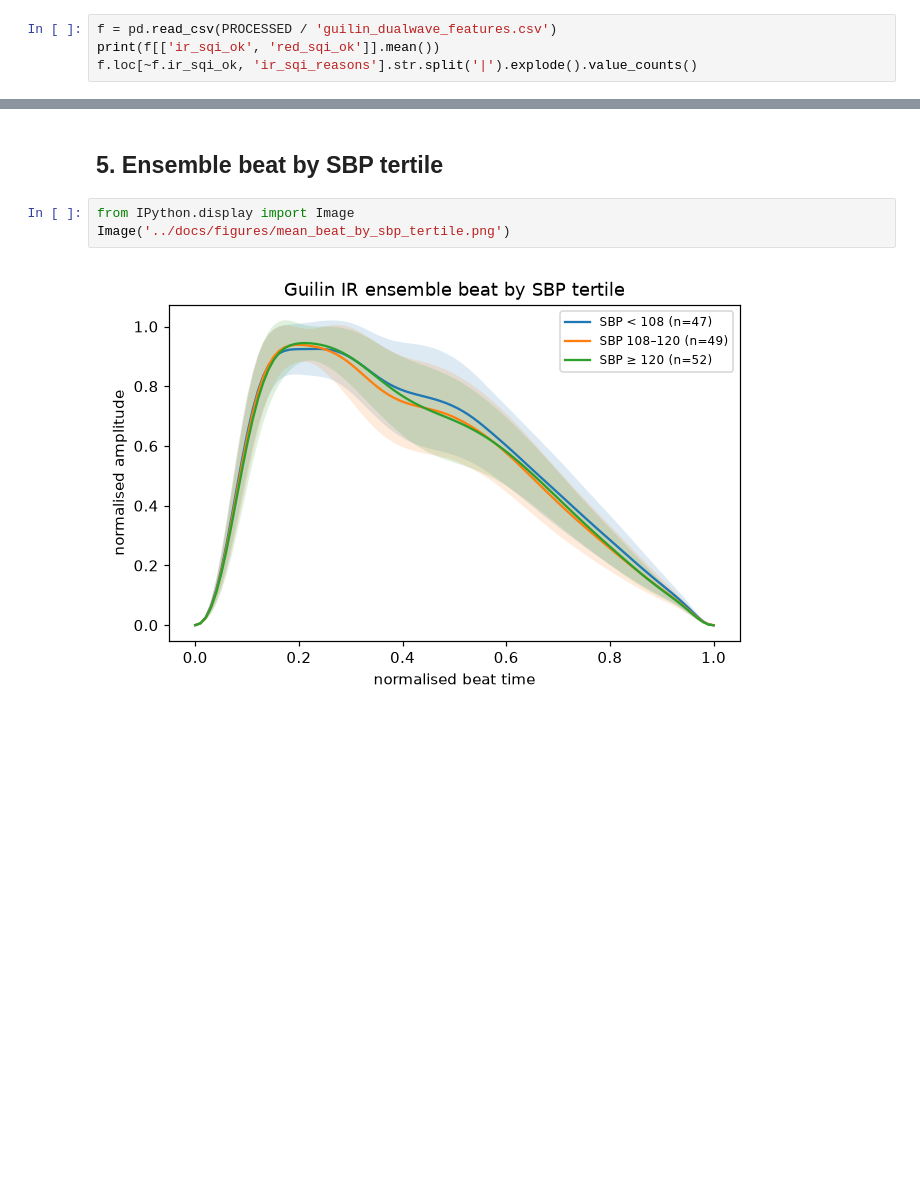
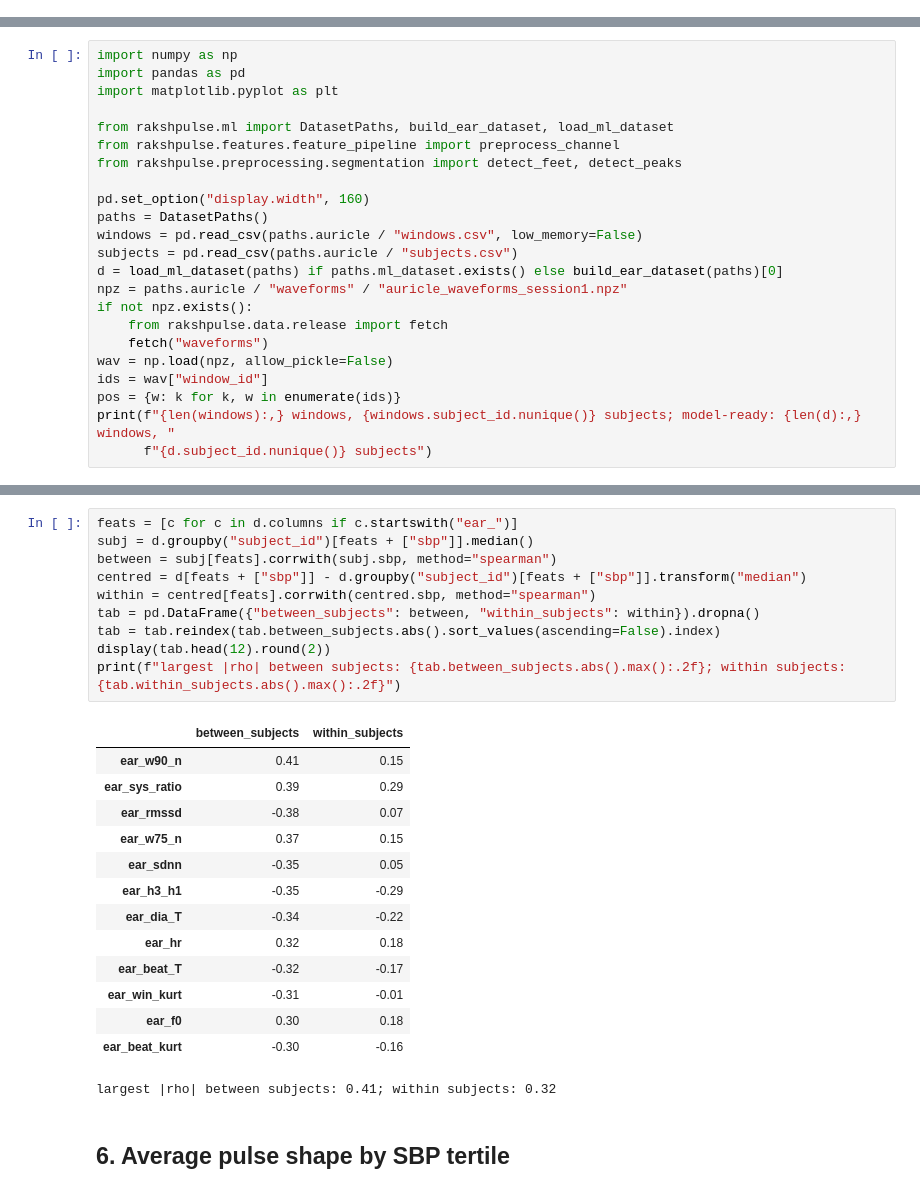
Before and after one commit to obstinix/RakshPulse, a Jupyter notebook: notebooks/01_ppg_exploration.ipynb, the cells around one changed output, grey strips where cells are left out. Saved outputs shown, nothing was run; the diff lists cells and outputs as text; blank space fills up the shorter version.

```diff
--- a/notebooks/01_ppg_exploration.ipynb
+++ b/notebooks/01_ppg_exploration.ipynb
@@ -45,4 +0,0 @@ ax.legend();
-# %%
-f = pd.read_csv(PROCESSED / 'guilin_dualwave_features.csv')
-print(f[['ir_sqi_ok', 'red_sqi_ok']].mean())
-f.loc[~f.ir_sqi_ok, 'ir_sqi_reasons'].str.split('|').explode().value_counts()
@@ -84,0 +14,23 @@ corr.reindex(corr.sbp.abs().sort_values(ascending=False).index).head(15).round(2
+# %%
+import numpy as np
+import pandas as pd
+import matplotlib.pyplot as plt
+
+from rakshpulse.ml import DatasetPaths, build_ear_dataset, load_ml_dataset
+from rakshpulse.features.feature_pipeline import preprocess_channel
+from rakshpulse.preprocessing.segmentation import detect_feet, detect_peaks
+
+pd.set_option("display.width", 160)
+paths = DatasetPaths()
+windows = pd.read_csv(paths.auricle / "windows.csv", low_memory=False)
+subjects = pd.read_csv(paths.auricle / "subjects.csv")
+d = load_ml_dataset(paths) if paths.ml_dataset.exists() else build_ear_dataset(paths)[0]
+npz = paths.auricle / "waveforms" / "auricle_waveforms_session1.npz"
+if not npz.exists():
+    from rakshpulse.data.release import fetch
+    fetch("waveforms")
+wav = np.load(npz, allow_pickle=False)
+ids = wav["window_id"]
+pos = {w: k for k, w in enumerate(ids)}
+print(f"{len(windows):,} windows, {windows.subject_id.nunique()} subjects; model-ready: {len(d):,} windows, "
+      f"{d.subject_id.nunique()} subjects")
@@ -85,7 +120,27 @@ corr.reindex(corr.sbp.abs().sort_values(ascending=False).index).head(15).round(2
+# %%
+feats = [c for c in d.columns if c.startswith("ear_")]
+subj = d.groupby("subject_id")[feats + ["sbp"]].median()
+between = subj[feats].corrwith(subj.sbp, method="spearman")
+centred = d[feats + ["sbp"]] - d.groupby("subject_id")[feats + ["sbp"]].transform("median")
+within = centred[feats].corrwith(centred.sbp, method="spearman")
+tab = pd.DataFrame({"between_subjects": between, "within_subjects": within}).dropna()
+tab = tab.reindex(tab.between_subjects.abs().sort_values(ascending=False).index)
+display(tab.head(12).round(2))
+print(f"largest |rho| between subjects: {tab.between_subjects.abs().max():.2f}; within subjects: {tab.within_subjects.abs().max():.2f}")
+# %% [output]
+|  | between_subjects | within_subjects |
+| ear_w90_n | 0.41 | 0.15 |
+| ear_sys_ratio | 0.39 | 0.29 |
+| ear_rmssd | -0.38 | 0.07 |
+| ear_w75_n | 0.37 | 0.15 |
+| ear_sdnn | -0.35 | 0.05 |
+| ear_h3_h1 | -0.35 | -0.29 |
+| ear_dia_T | -0.34 | -0.22 |
+| ear_hr | 0.32 | 0.18 |
+| ear_beat_T | -0.32 | -0.17 |
+| ear_win_kurt | -0.31 | -0.01 |
+| ear_f0 | 0.30 | 0.18 |
+| ear_beat_kurt | -0.30 | -0.16 |
+largest |rho| between subjects: 0.41; within subjects: 0.32
 # %% [markdown]
-## 5. Ensemble beat by SBP tertile
+## 6. Average pulse shape by SBP tertile
-# %%
-from IPython.display import Image
-Image('../docs/figures/mean_beat_by_sbp_tertile.png')
-# %% [output]
-[figure, removed]
```
Also changed, not shown: parts of 25 cells of this notebook, 1 other file.
